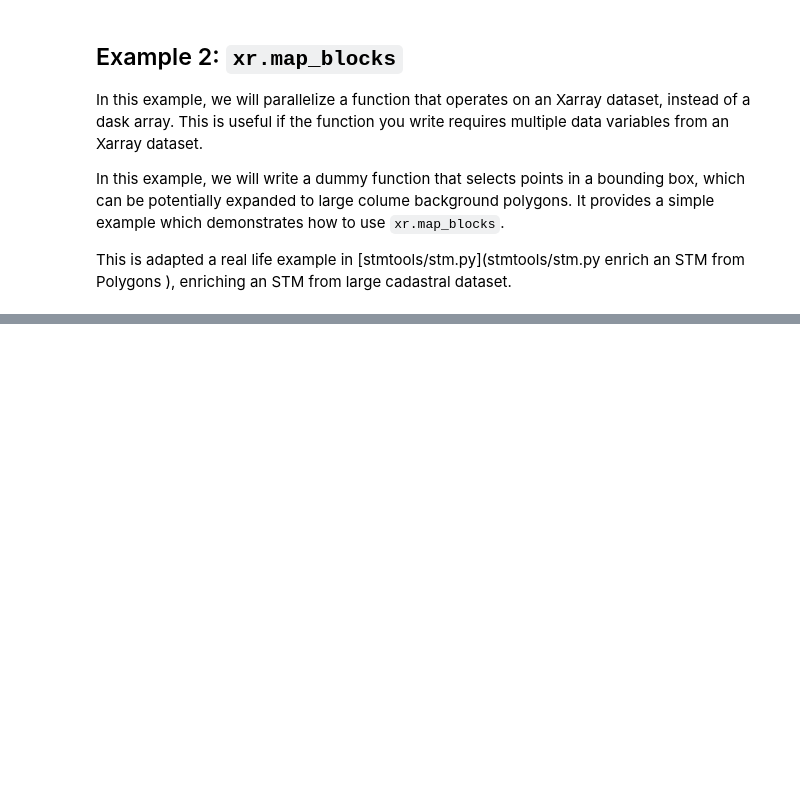
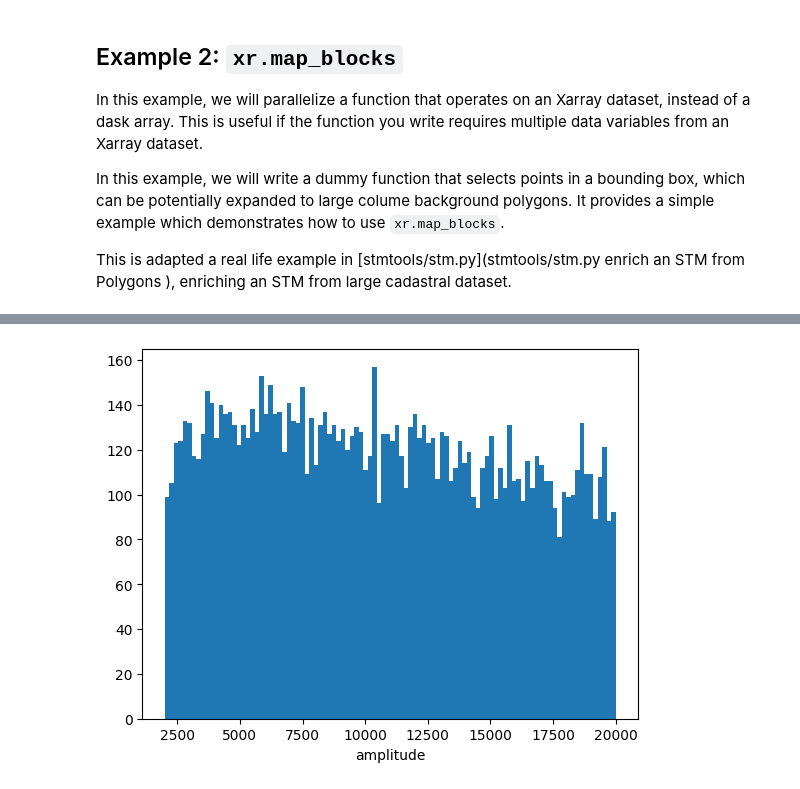
Before and after one commit to esciencecenter-digital-skills/2025-01-06-TUDelft-MobyLe-Hackathon, a Jupyter notebook: parallel_computation_with_dask.ipynb, the cells around one changed output, grey strips where cells are left out. Saved outputs shown, nothing was run; the diff lists cells and outputs as text; code cells hidden in the pictures; blank space fills up the shorter version.

```diff
--- a/parallel_computation_with_dask.ipynb
+++ b/parallel_computation_with_dask.ipynb
@@ -444,0 +320,6 @@ stm_new2
+# %%
+stmat = xr.open_zarr("data/stm.zarr")
+# %%
+h = stmat["amplitude"].mean(dim="time").plot.hist(bins=100, range=(2000, 20000))
+# %% [output]
+[figure, added]
```
Also changed, not shown: parts of 24 cells of this notebook.
